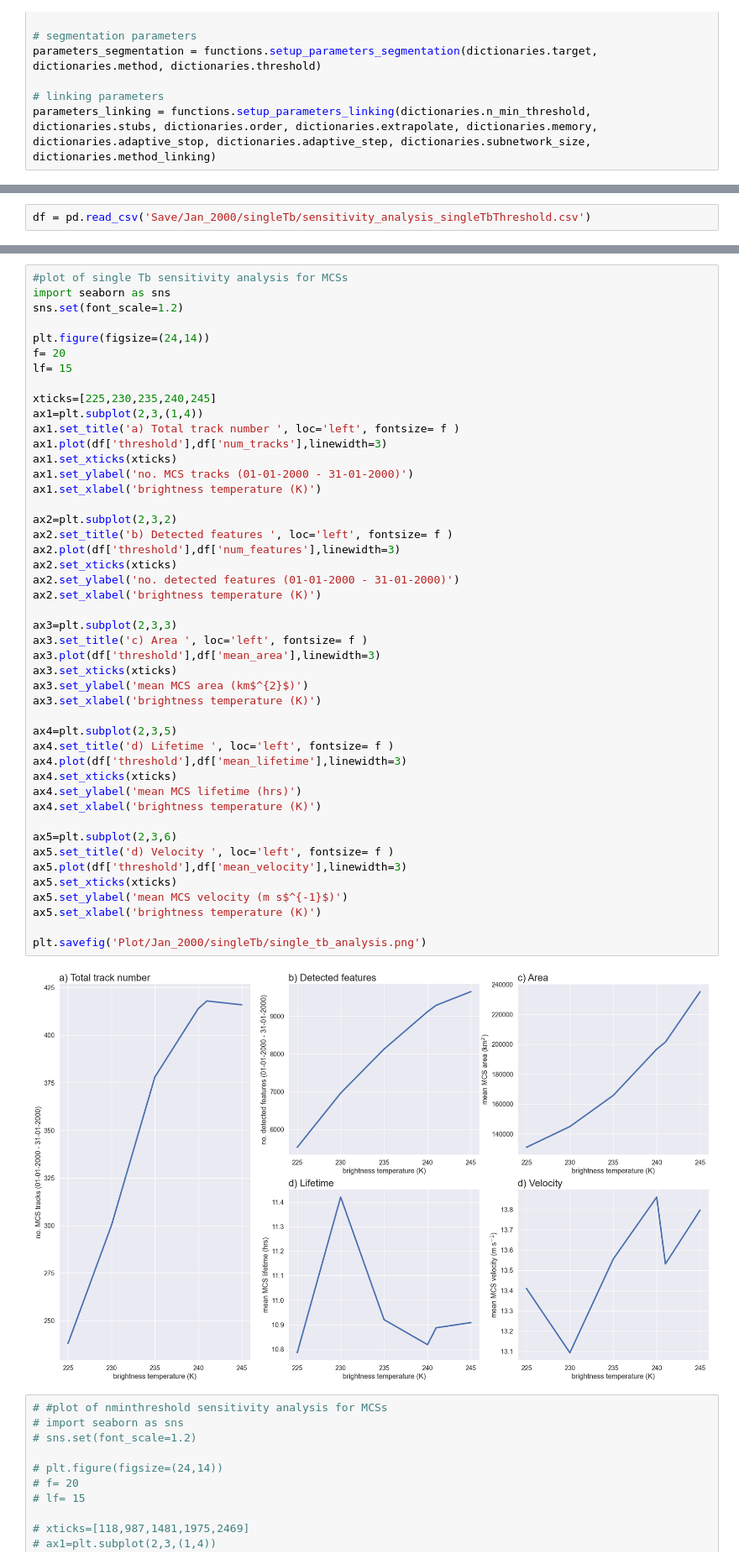
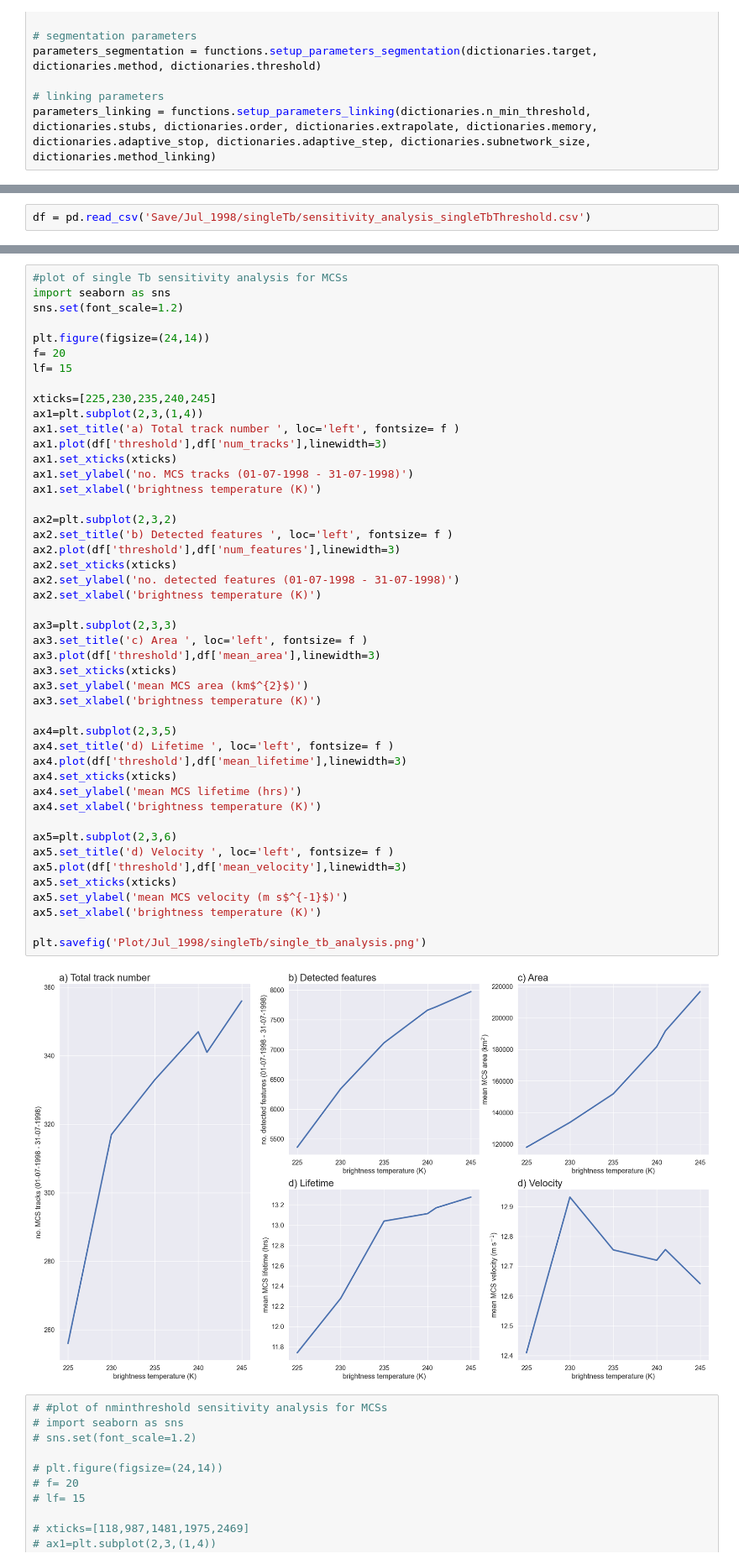
Before and after one commit to harrietgilmour/tobac_sensitivity, a Jupyter notebook: running_tobac.ipynb, the cells around one changed output, grey strips where cells are left out. Shown at 84% size. Saved outputs shown, nothing was run; the diff lists cells and outputs as text.

Commit message:
Jul 1998 singleTb tracks

```diff
--- a/running_tobac.ipynb
+++ b/running_tobac.ipynb
@@ -93,5 +93,5 @@ Finished analysis for threshold = 245
 # %%
-df = pd.read_csv('Save/Jan_2000/singleTb/sensitivity_analysis_singleTbThreshold.csv')
+df = pd.read_csv('Save/Jul_1998/singleTb/sensitivity_analysis_singleTbThreshold.csv')
 # %%
 df
 # %% [output]
@@ -116,40 +116,40 @@ ax1=plt.subplot(2,3,(1,4))
 ax1.set_title('a) Total track number ', loc='left', fontsize= f )
 ax1.plot(df['threshold'],df['num_tracks'],linewidth=3)
 ax1.set_xticks(xticks)
-ax1.set_ylabel('no. MCS tracks (01-01-2000 - 31-01-2000)')
+ax1.set_ylabel('no. MCS tracks (01-07-1998 - 31-07-1998)')
 ax1.set_xlabel('brightness temperature (K)')
 
 ax2=plt.subplot(2,3,2)
 ax2.set_title('b) Detected features ', loc='left', fontsize= f )
 ax2.plot(df['threshold'],df['num_features'],linewidth=3)
 ax2.set_xticks(xticks)
-ax2.set_ylabel('no. detected features (01-01-2000 - 31-01-2000)')
+ax2.set_ylabel('no. detected features (01-07-1998 - 31-07-1998)')
 ax2.set_xlabel('brightness temperature (K)')
 
 ax3=plt.subplot(2,3,3)
 ax3.set_title('c) Area ', loc='left', fontsize= f )
 ax3.plot(df['threshold'],df['mean_area'],linewidth=3)
 ax3.set_xticks(xticks)
 ax3.set_ylabel('mean MCS area (km$^{2}$)')
 ax3.set_xlabel('brightness temperature (K)')
 
 ax4=plt.subplot(2,3,5)
 ax4.set_title('d) Lifetime ', loc='left', fontsize= f )
 ax4.plot(df['threshold'],df['mean_lifetime'],linewidth=3)
 ax4.set_xticks(xticks)
 ax4.set_ylabel('mean MCS lifetime (hrs)')
 ax4.set_xlabel('brightness temperature (K)')
 
 ax5=plt.subplot(2,3,6)
 ax5.set_title('d) Velocity ', loc='left', fontsize= f )
 ax5.plot(df['threshold'],df['mean_velocity'],linewidth=3)
 ax5.set_xticks(xticks)
 ax5.set_ylabel('mean MCS velocity (m s$^{-1}$)')
 ax5.set_xlabel('brightness temperature (K)')
 
-plt.savefig('Plot/Jan_2000/singleTb/single_tb_analysis.png')
+plt.savefig('Plot/Jul_1998/singleTb/single_tb_analysis.png')
 # %% [output]
-[figure, old version]
+[figure, new version]
 # %%
 # #plot of nminthreshold sensitivity analysis for MCSs
 # import seaborn as sns
```
Also changed, not shown: parts of 2 cells of this notebook, 11 other files.
